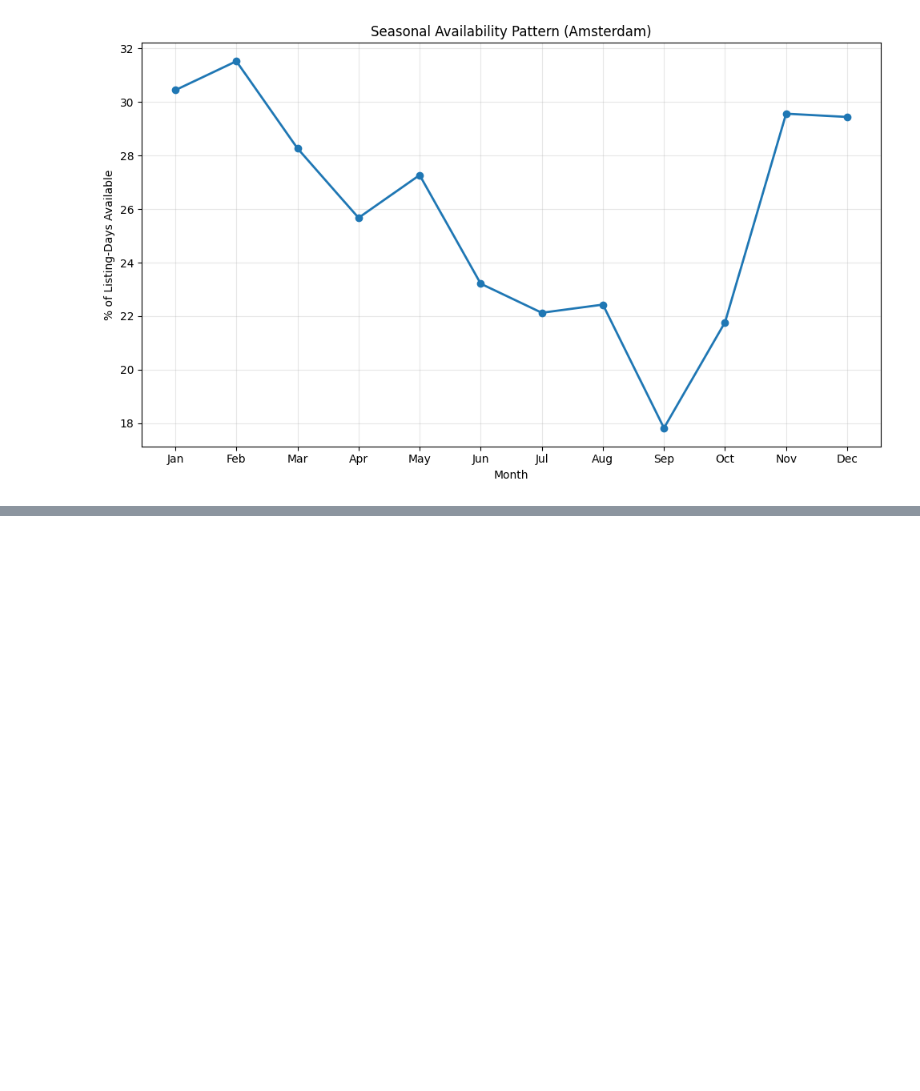
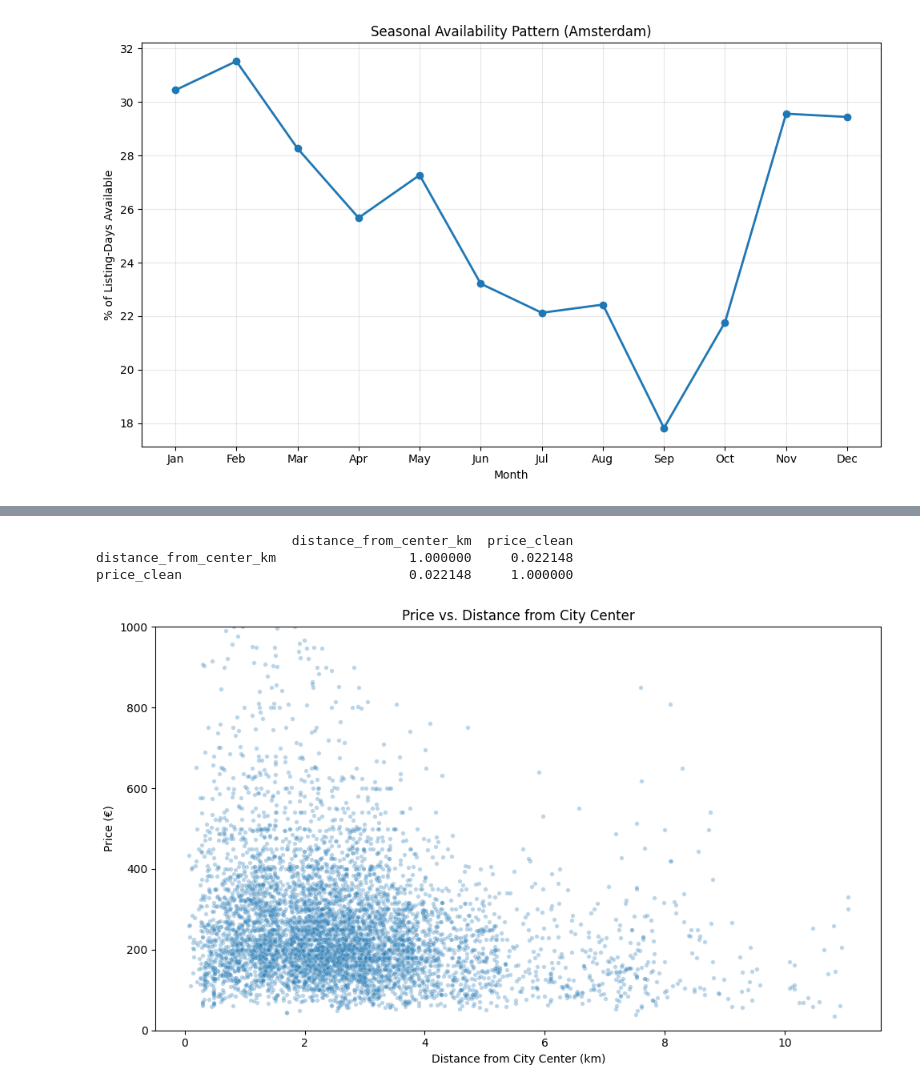
Before and after one commit to HimayaPathirage/airbnb-amsterdam, a Jupyter notebook: notebooks/section4_eda.ipynb, the cells around one changed output, grey strips where cells are left out. Cells and saved outputs as stored; diff of their text form; code cells hidden in the pictures; blank space fills up the shorter version.

```diff
--- a/notebooks/section4_eda.ipynb
+++ b/notebooks/section4_eda.ipynb
@@ -192,0 +242,33 @@ plt.show()
+# %%
+from math import radians, sin, cos, sqrt, atan2
+
+CENTER_LAT, CENTER_LON = 52.3731, 4.8922  # Dam Square, central Amsterdam
+
+def haversine_distance(lat1, lon1, lat2, lon2):
+    R = 6371  # Earth radius in km
+    dlat, dlon = radians(lat2 - lat1), radians(lon2 - lon1)
+    a = sin(dlat/2)**2 + cos(radians(lat1)) * cos(radians(lat2)) * sin(dlon/2)**2
+    return R * 2 * atan2(sqrt(a), sqrt(1-a))
+
+df['distance_from_center_km'] = df.apply(
+    lambda row: haversine_distance(CENTER_LAT, CENTER_LON, row['latitude'], row['longitude']), axis=1
+)
+
+print(df[['distance_from_center_km', 'price_clean']].corr())
+# %% [output]
+                         distance_from_center_km  price_clean
+distance_from_center_km                 1.000000     0.022148
+price_clean                             0.022148     1.000000
+# %%
+plt.figure(figsize=(10, 6))
+sns.scatterplot(data=df[df['price_outlier_flag']==False],
+                 x='distance_from_center_km', y='price_clean', alpha=0.3, s=15)
+plt.ylim(0, 1000)
+plt.xlabel('Distance from City Center (km)')
+plt.ylabel('Price (€)')
+plt.title('Price vs. Distance from City Center')
+plt.tight_layout()
+plt.savefig('../reports/price_vs_distance.png', dpi=150)
+plt.show()
+# %% [output]
+[figure, added]
```
Also changed, not shown: parts of 6 cells of this notebook, 6 other files.
